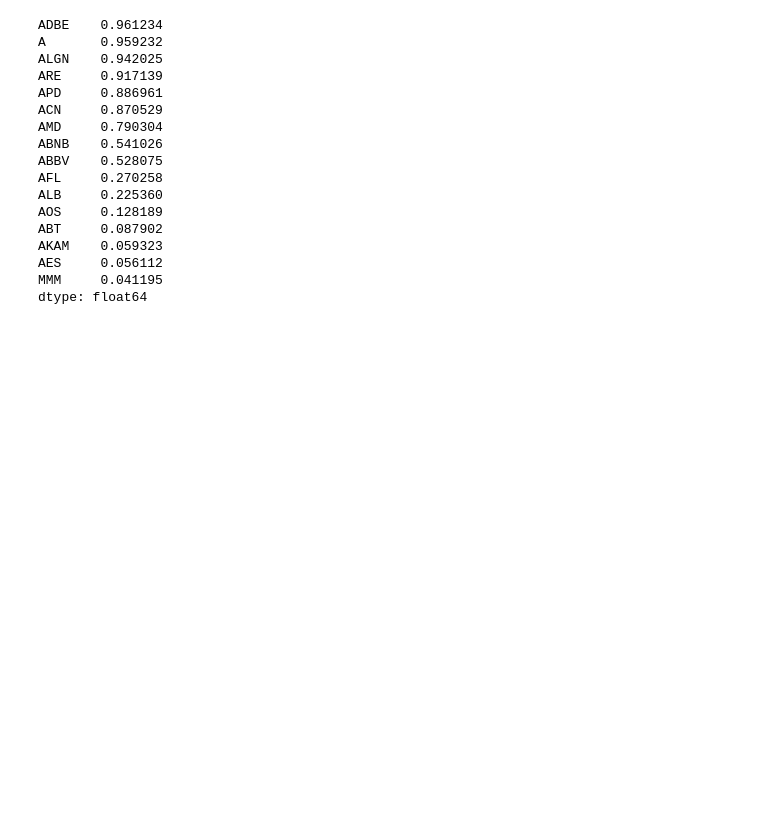
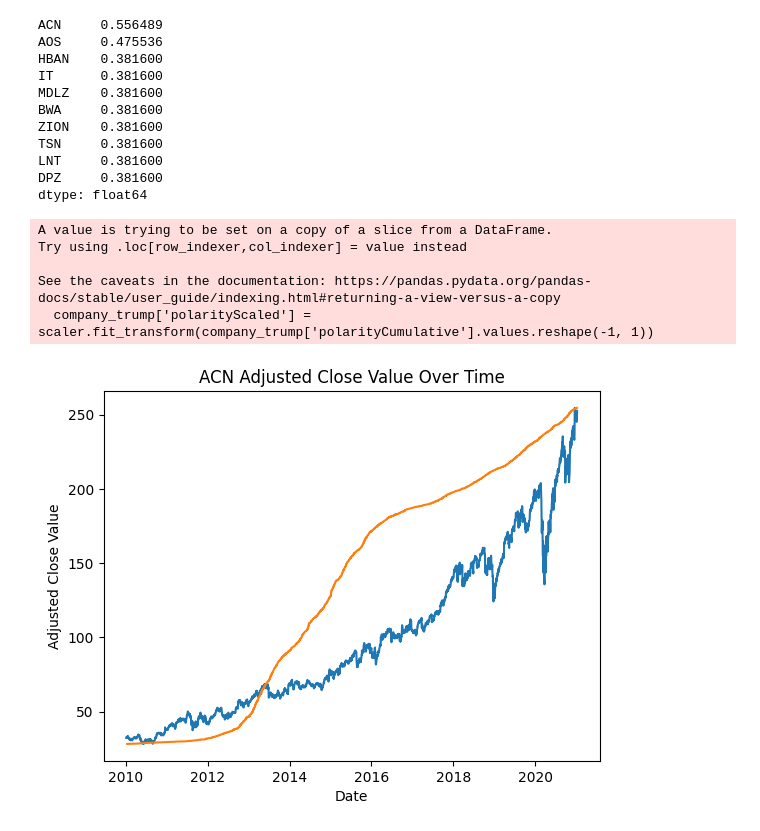
Before and after one commit to boyeaalhagie/trump-stock-predictor, a Jupyter notebook: trump_sp500_correlator.ipynb, the cells around one changed output. Drawn from its saved outputs; the diff is of its cells as text; code cells hidden in the pictures; blank space fills up the shorter version.

Commit message:
Fixed correlation calculation

```diff
--- a/trump_sp500_correlator.ipynb
+++ b/trump_sp500_correlator.ipynb
@@ -99,38 +54,65 @@ correlations = {}
 companies = stock['Symbol'].unique()
 
 for company in companies:
-    stock_min = stock[stock['Symbol'] == company]['Adj Close'].min()
-    stock_max = stock[stock['Symbol'] == company]['Adj Close'].max()
+    trump_2 = trump.copy()
+
+    company_stock = stock[stock['Symbol'] == company]
+    company_stock = company_stock[company_stock['Date'].between(trump['date'].min(), trump['date'].max())]
+
+    stock_min = company_stock[company_stock['Symbol'] == company]['Adj Close'].min()
+    stock_max = company_stock[company_stock['Symbol'] == company]['Adj Close'].max()
 
     scaler = MinMaxScaler(feature_range=(stock_min, stock_max))
-    trump['polarityScaled'] = scaler.fit_transform(trump['polarityCumulative'].values.reshape(-1, 1))
-    trump['polarityScaled'] = pd.to_numeric(trump['polarityScaled'])
-    company_stock = stock[stock['Symbol'] == company]
-    company_trump = trump[trump['date'].between(company_stock['Date'].min(), company_stock['Date'].max())]
+    trump_2['polarityScaled'] = scaler.fit_transform(trump_2['polarityCumulative'].values.reshape(-1, 1))
+    trump_2['polarityScaled'] = pd.to_numeric(trump_2['polarityScaled'])
+
+    company_trump = trump_2[trump_2['date'].between(company_stock['Date'].min(), company_stock['Date'].max())]
     adj_close = company_stock['Adj Close'].dropna()
-    correlation = company_trump['polarityScaled'].corr(adj_close, method='spearman')
+    polarity_scaled, adj_close = company_trump["polarityScaled"].align(adj_close, join='outer')
+    polarity_scaled.ffill(inplace=True)
+    adj_close.bfill(inplace=True)
+
+    correlation = polarity_scaled.corr(adj_close, method='spearman') # Spearman correlation chosen due to non-linear relationship and resistent to outliers
     correlations[company] = correlation
 # %%
 correlations = pd.Series(correlations)
-correlations.dropna(inplace=True)
 correlations = abs(correlations)
 correlations = correlations.sort_values(ascending=False)
-correlations
+correlations.head(10)
 # %% [output]
-ADBE    0.961234
-A       0.959232
-ALGN    0.942025
-ARE     0.917139
-APD     0.886961
-ACN     0.870529
-AMD     0.790304
-ABNB    0.541026
-ABBV    0.528075
-AFL     0.270258
-ALB     0.225360
-AOS     0.128189
-ABT     0.087902
-AKAM    0.059323
-AES     0.056112
-MMM     0.041195
+ACN     0.556489
+AOS     0.475536
+HBAN    0.381600
+IT      0.381600
+MDLZ    0.381600
+BWA     0.381600
+ZION    0.381600
+TSN     0.381600
+LNT     0.381600
+DPZ     0.381600
 dtype: float64
+# %%
+symbol = 'ACN'
+
+company_stock = stock[stock['Symbol'] == symbol]
+company_stock = company_stock[company_stock['Date'].between(trump['date'].min(), trump['date'].max())]
+
+stock_min = company_stock[company_stock['Symbol'] == symbol]['Adj Close'].min()
+stock_max = company_stock[company_stock['Symbol'] == symbol]['Adj Close'].max()
+
+company_trump = trump[trump['date'].between(company_stock['Date'].min(), company_stock['Date'].max())]
+scaler = MinMaxScaler(feature_range=(stock_min, stock_max))
+company_trump['polarityScaled'] = scaler.fit_transform(company_trump['polarityCumulative'].values.reshape(-1, 1))
+plt.plot(company_stock['Date'], company_stock['Adj Close'])
+plt.plot(company_trump['date'], company_trump['polarityScaled'])
+plt.xlabel('Date')
+plt.ylabel('Adjusted Close Value')
+plt.title(symbol + ' Adjusted Close Value Over Time')
+plt.show()
+# %% [output]
+A value is trying to be set on a copy of a slice from a DataFrame.
+Try using .loc[row_indexer,col_indexer] = value instead
+
+See the caveats in the documentation: https://pandas.pydata.org/pandas-docs/stable/user_guide/indexing.html#returning-a-view-versus-a-copy
+  company_trump['polarityScaled'] = scaler.fit_transform(company_trump['polarityCumulative'].values.reshape(-1, 1))
+[figure, added]
```
Also changed, not shown: parts of 8 cells of this notebook.
